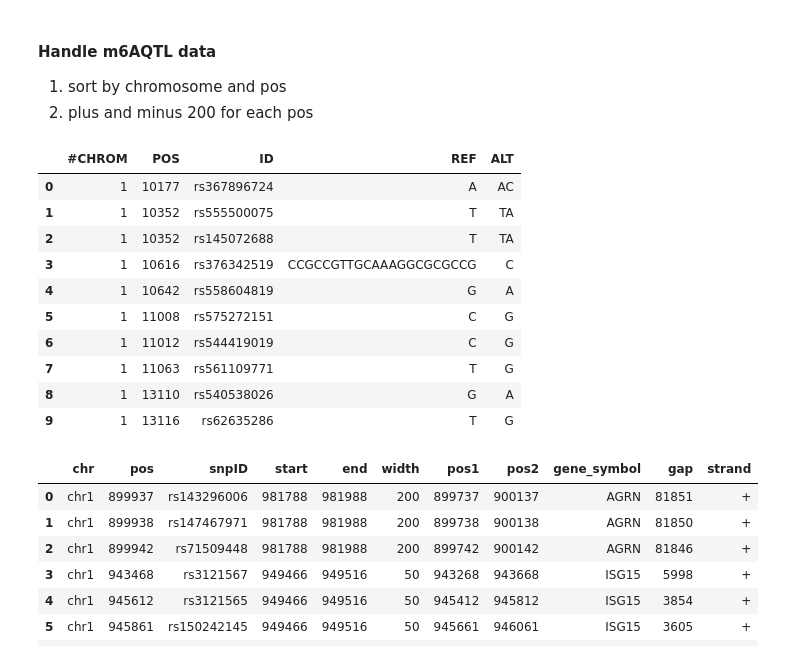
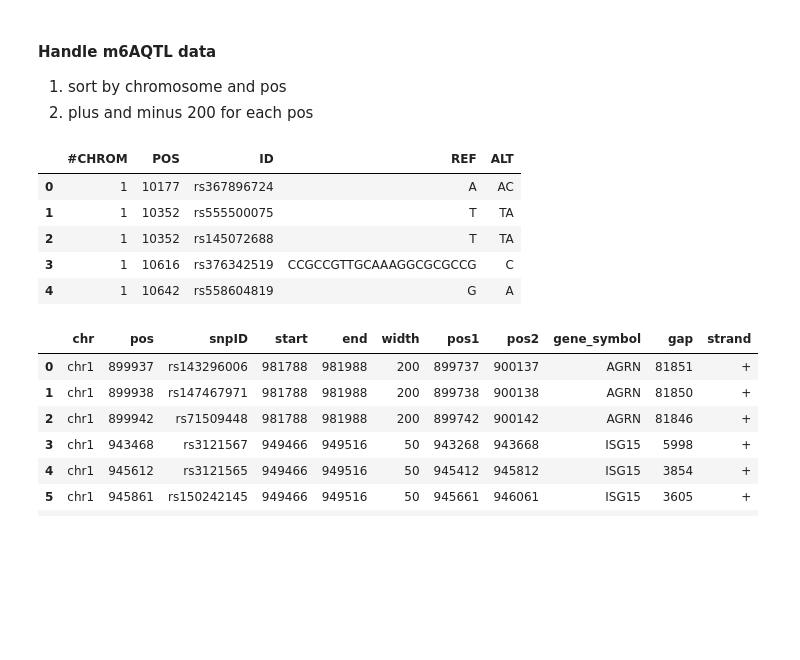
Before and after one commit to xinhe-lab/m6A-ASE, a Jupyter notebook: analysis/20180222_m6A_riboSNitch.ipynb, the cells around one changed output. Cells and saved outputs as stored; diff of their text form; code cells hidden in the pictures; blank space fills up the shorter version.

```diff
--- a/analysis/20180222_m6A_riboSNitch.ipynb
+++ b/analysis/20180222_m6A_riboSNitch.ipynb
@@ -34,19 +37,14 @@ m6AQTL[out_cols].to_csv(output_m6AQTL, index = False, header = False, sep = "\t"
 # %%
 dbSNP = pd.read_table(output_dbSNP, compression = "gzip", header = 0, sep = "\t", low_memory = False)
 # %%
-dbSNP.head(10)
+dbSNP.head(5)
 # %% [output]
 |  | #CHROM | POS | ID | REF | ALT |
 | 0 | 1 | 10177 | rs367896724 | A | AC |
 | 1 | 1 | 10352 | rs555500075 | T | TA |
 | 2 | 1 | 10352 | rs145072688 | T | TA |
 | 3 | 1 | 10616 | rs376342519 | CCGCCGTTGCAAAGGCGCGCCG | C |
 | 4 | 1 | 10642 | rs558604819 | G | A |
-| 5 | 1 | 11008 | rs575272151 | C | G |
-| 6 | 1 | 11012 | rs544419019 | C | G |
-| 7 | 1 | 11063 | rs561109771 | T | G |
-| 8 | 1 | 13110 | rs540538026 | G | A |
-| 9 | 1 | 13116 | rs62635286 | T | G |
 # %%
 m6AQTL[["chr", "pos", "snpID", "start", "end", "width", "pos1", "pos2", "gene_symbol", "gap", "strand"]].head(10)
 # %% [output]
```
Also changed, not shown: parts of 8 cells of this notebook, 1 other file.
